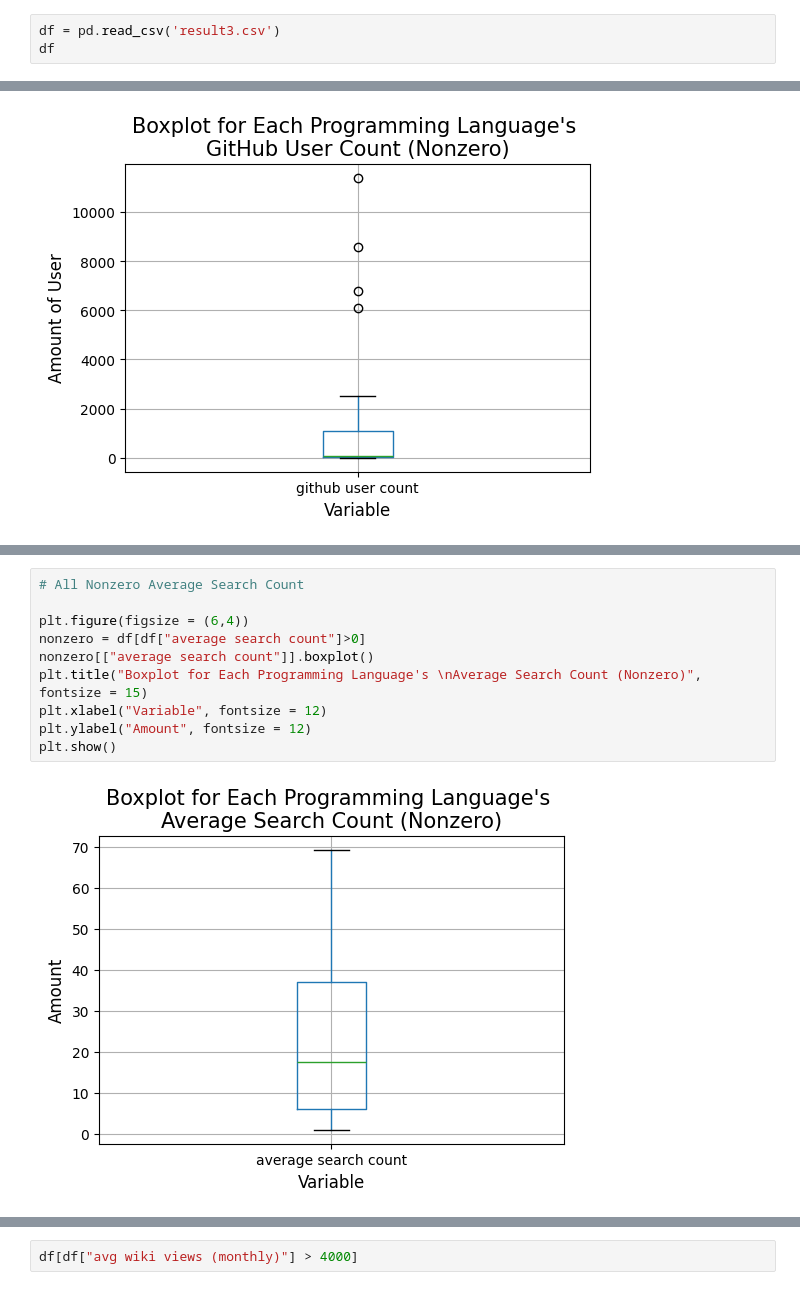
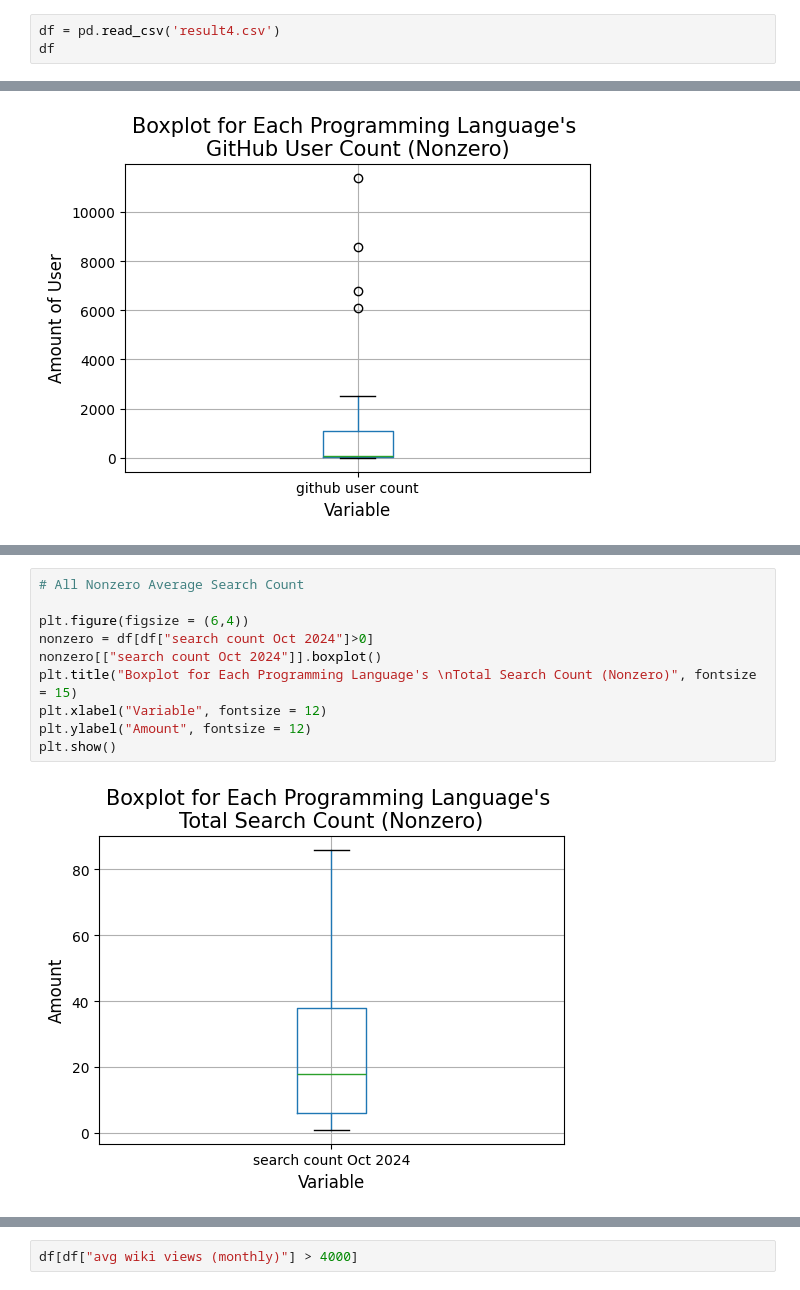
Before and after one commit to Ella-Raputri/FoDS-FinalProject, a Jupyter notebook: EDA/plot1.ipynb, the cells around one changed output, grey strips where cells are left out. Saved outputs shown, nothing was run; the diff lists cells and outputs as text.

```diff
--- a/EDA/plot1.ipynb
+++ b/EDA/plot1.ipynb
@@ -4,7 +4,7 @@ import numpy as np
 import seaborn as sns
 import matplotlib.pyplot as plt
 # %%
-df = pd.read_csv('result3.csv')
+df = pd.read_csv('result4.csv')
 df
 # %% [output]
 |  | programming language | tiobe index ratings | job amount | average salary | location | linkedin skill | ... |
@@ -151,15 +151,15 @@ plt.show()
 # %%
 # All Nonzero Average Search Count
 
 plt.figure(figsize = (6,4))
-nonzero = df[df["average search count"]>0]
-nonzero[["average search count"]].boxplot()
-plt.title("Boxplot for Each Programming Language's \nAverage Search Count (Nonzero)", fontsize = 15)
+nonzero = df[df["search count Oct 2024"]>0]
+nonzero[["search count Oct 2024"]].boxplot()
+plt.title("Boxplot for Each Programming Language's \nTotal Search Count (Nonzero)", fontsize = 15)
 plt.xlabel("Variable", fontsize = 12)
 plt.ylabel("Amount", fontsize = 12)
 plt.show()
 # %% [output]
-[figure, old version]
+[figure, new version]
 # %%
 # All Stack Overflow User Count
 
```
Also changed, not shown: parts of 5 cells of this notebook, 22 other files.
